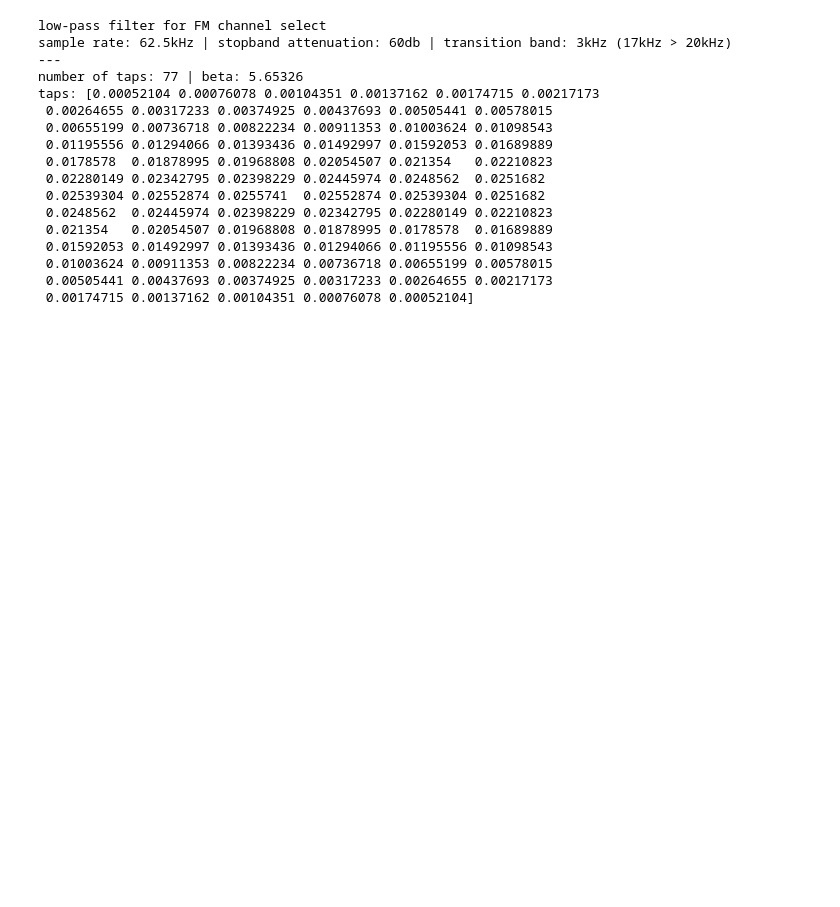
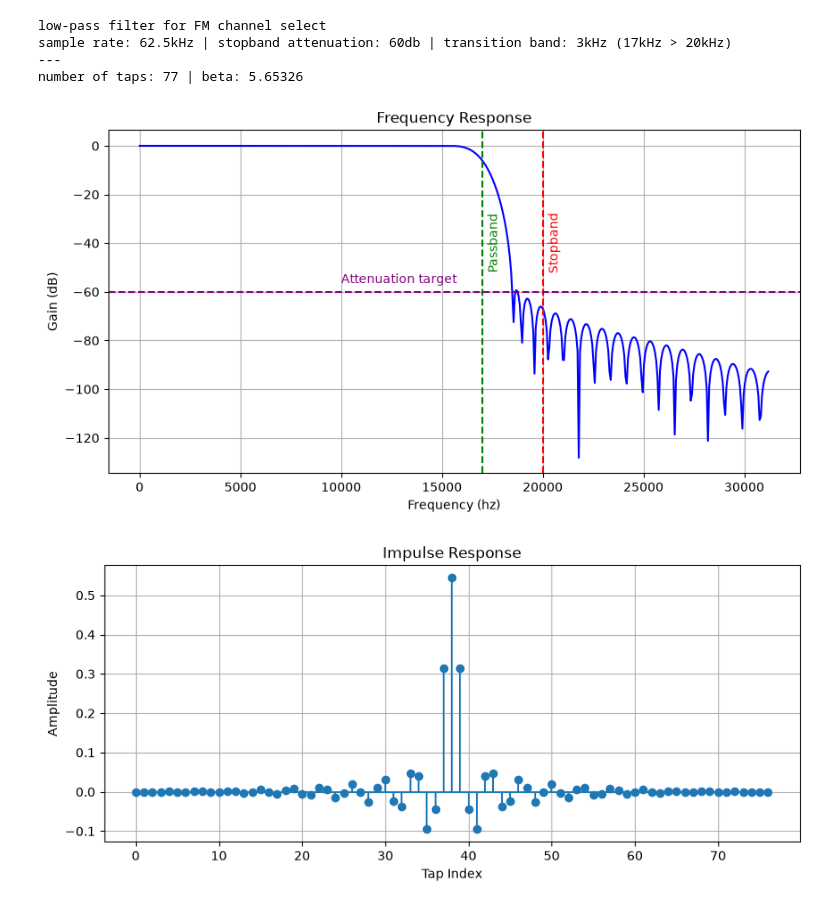
Before and after one commit to drewngo/noaa-apt-decoder-artix7, a Jupyter notebook: py/filter_design.ipynb, the cells around one changed output. Cells and saved outputs as stored; diff of their text form; code cells hidden in the pictures; blank space fills up the shorter version.

Commit message:
Fully implement channel select FIR block

```diff
--- a/py/filter_design.ipynb
+++ b/py/filter_design.ipynb
@@ -1,36 +9,46 @@
 # %%
-from scipy import signal
-from scipy.signal import firwin
-
 print("low-pass filter for FM channel select")
 print("sample rate: 62.5kHz | stopband attenuation: 60db | transition band: 3kHz (17kHz > 20kHz)\n---")
 
 n_taps, beta = signal.kaiserord(60, 3000 / 31250)
 print(f"number of taps: {n_taps} | beta: {beta}")
 
 taps = firwin(
     numtaps=77,
-    cutoff=17,
+    cutoff=17000,
     fs=62500,
     pass_zero=True,
     window=('kaiser', beta)
     )
-print(f"taps: {taps}")
+
+with open("channel_select_fir.pkl", "wb") as f:
+    pickle.dump(taps, f)
+
+w, h = freqz(b=taps, fs=62500)
+plt.figure(figsize=(10, 5))
+plt.plot(w, 20 * np.log10(abs(h)), 'b')
+plt.axvline(x=17000, color="green", ls="--")
+plt.text(x=17250, y=-40, s="Passband", color="green", rotation=90, va="center")
+plt.axvline(x=20000, color="red", ls="--")
+plt.text(x=20250, y=-40, s="Stopband", color="red", rotation=90, va="center")
+plt.axhline(y=-60, color="purple", ls="--")
+plt.text(x=10000, y=-55, s="Attenuation target", color="purple", va="center")
+plt.title("Frequency Response")
+plt.xlabel("Frequency (hz)")
+plt.ylabel("Gain (dB)")
+plt.grid(True)
+plt.show()
+
+plt.figure(figsize=(10, 4))
+plt.stem(taps, basefmt="C0-")
+plt.title("Impulse Response")
+plt.xlabel("Tap Index")
+plt.ylabel("Amplitude")
+plt.grid(True)
 # %% [output]
 low-pass filter for FM channel select
 sample rate: 62.5kHz | stopband attenuation: 60db | transition band: 3kHz (17kHz > 20kHz)
 ---
 number of taps: 77 | beta: 5.65326
-taps: [0.00052104 0.00076078 0.00104351 0.00137162 0.00174715 0.00217173
- 0.00264655 0.00317233 0.00374925 0.00437693 0.00505441 0.00578015
- 0.00655199 0.00736718 0.00822234 0.00911353 0.01003624 0.01098543
- 0.01195556 0.01294066 0.01393436 0.01492997 0.01592053 0.01689889
- 0.0178578  0.01878995 0.01968808 0.02054507 0.021354   0.02210823
- 0.02280149 0.02342795 0.02398229 0.02445974 0.0248562  0.0251682
- 0.02539304 0.02552874 0.0255741  0.02552874 0.02539304 0.0251682
- 0.0248562  0.02445974 0.02398229 0.02342795 0.02280149 0.02210823
- 0.021354   0.02054507 0.01968808 0.01878995 0.0178578  0.01689889
- 0.01592053 0.01492997 0.01393436 0.01294066 0.01195556 0.01098543
- 0.01003624 0.00911353 0.00822234 0.00736718 0.00655199 0.00578015
- 0.00505441 0.00437693 0.00374925 0.00317233 0.00264655 0.00217173
- 0.00174715 0.00137162 0.00104351 0.00076078 0.00052104]
+[figure, added]
+[figure, added]
```
Also changed, not shown: parts of 1 cell of this notebook, 2 other files.
